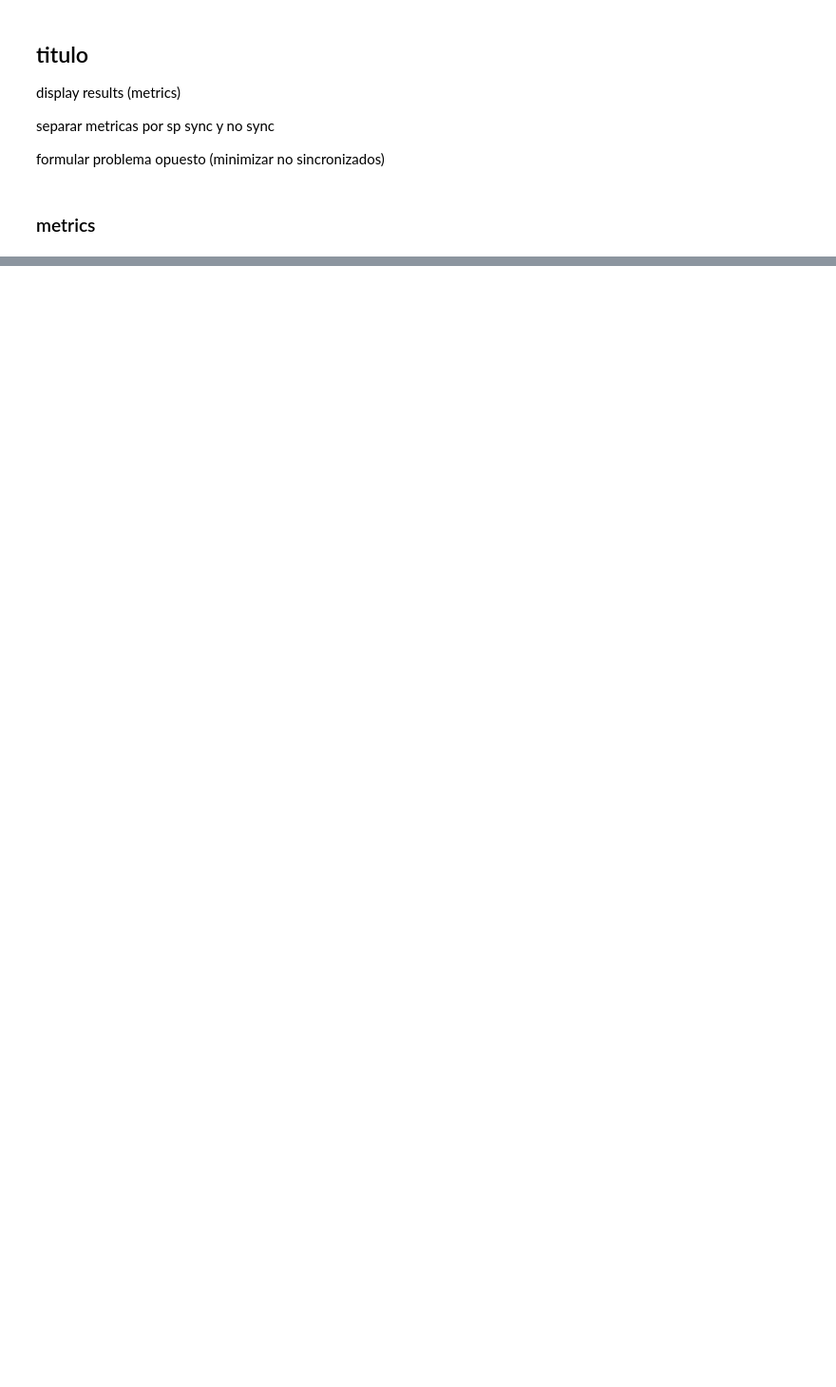
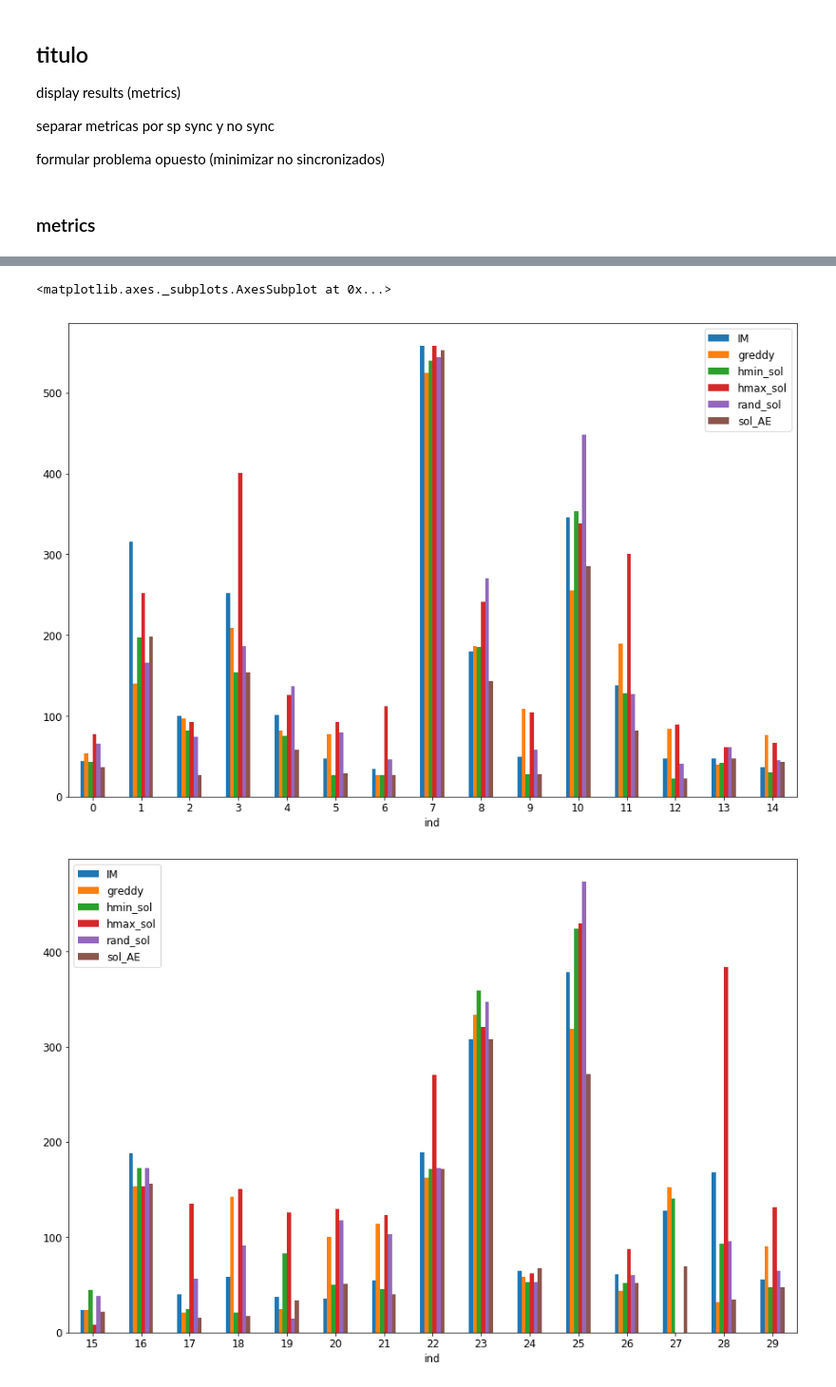
Before and after one commit to jonathan-murana/bus-generator, a Jupyter notebook: bus.ipynb, the cells around one changed output, grey strips where cells are left out. Shown at 95% size. Saved outputs shown, nothing was run; the diff lists cells and outputs as text; code cells hidden in the pictures; blank space fills up the shorter version.

Commit message:
metricas

```diff
--- a/bus.ipynb
+++ b/bus.ipynb
@@ -1294,21 +1421,29 @@ def metrics_fitness(solutions,solutions_method, points, fitness_version):
     cant_trips  = []
     array_syncs_trips = []
     array_fitness = []
-    mean_waits_per_trip = []
+    mean_waits = []
     average_frequency_list = []
 
     for i in range(len(solutions)):
-        fit, waits_list, _waits_list_per_points, syncs_trips, _reject = fitness(solutions[i],points,
+        fit, waits_list, waits_list_per_points, syncs_trips, _reject = fitness_alt(solutions[i],points,
                                                                                 fitness_version)
+
+        #print(waits_list_per_points)
+        #print(sum(waits_list_per_points)/ len(waits_list_per_points))
+
+        #print("--------------------------------")
+
         solution_method.append(solutions_method[i])
 
         #if len(waits_list) > 0:
-        #    mean_waits_per_trip.append(reduce(lambda x, y: x + y, waits_list) / len(waits_list))
+        mean_wait = reduce(lambda x, y: x + y, waits_list_per_points) / len(waits_list_per_points)
+        #print(len(waits_list_per_points))
 
+        mean_waits.append(mean_wait)
         cant_trips.append(sum(T/solutions[i]['diff']))
 
         array_fitness.append(fit)
-        #array_syncs_trips.append(syncs_trips)
+        array_syncs_trips.append(syncs_trips)
 
         #average_frequency_list.append(reduce(lambda x, y: x + y, solutions[i]['diff'])
         #                                         / solutions[i].shape[0])
@@ -1321,9 +1456,9 @@ def metrics_fitness(solutions,solutions_method, points, fitness_version):
          #'mean_wait_per_trip': mean_waits_per_trip,
          '# trips': cant_trips,
          'fitness': array_fitness,
-         #'#syncs trips': array_syncs_trips,
+         '#syncs trips': array_syncs_trips,
          #'#syncs / trips': l ,
-         #'mean freq': average_frequency_list
+         'mean_wait': mean_waits
         }
     metrics1 = pd.DataFrame(data=d1)
     return metrics1
@@ -1515,0 +1690,42 @@ results.sort_values('scenario')[['greedy_fitness_3','greedy_#trips']]
+# %%
+SCENARIO = scenario_array2[0]
+solutions = [
+    SCENARIO['c_s'],
+    format_to_sol(SCENARIO['greddy_sol_model3']),
+    format_to_sol(SCENARIO['hmin_sol']),
+    format_to_sol(SCENARIO['hmax_sol']),
+    format_to_sol(SCENARIO['rand_sol']),
+    format_to_sol(SCENARIO['sol_AE'])
+    ]
+
+solutions_method = [
+    'IM',
+    'greddy',
+    'hmin_sol', 'hmax_sol', 'rand_sol','sol_AE']
+
+#histogram(solutions, solutions_method,  SCENARIO['ps_m'],3)
+#metrics = metrics_fitness(solutions, solutions_method, scenario_array2[0]['ps_m'],3)
+#metrics
+#fitness(solutions[0],scenario_array2[0]['ps_m'],3)
+#bar(solutions, solutions_method,  SCENARIO['ps_m'],3)
+
+points= scenario_array2[0]['ps_m']
+
+fd1  = pd.DataFrame()
+fd2  = pd.DataFrame()
+for i in range(len(solutions)):
+    fit_1_1, list_t_1_1, list_p_1_1,ss, _reject = fitness_alt(solutions[i],points,3)
+
+    l = len(list_p_1_1)
+    div = math.ceil(l/2)
+    fd1[solutions_method[i]] = list_p_1_1[0:div]
+    fd2[solutions_method[i]] = list_p_1_1[div:]
+    fd1['ind'] = range(0,div)
+    fd2['ind'] = range(div,l)
+    fd1.set_index("ind",drop=True,inplace=True)
+    fd2.set_index("ind",drop=True,inplace=True)
+
+
+fd1.plot.bar(figsize = (15, 10), rot=0)
+fd2.plot.bar(figsize = (15, 10), rot=0)
+# %% [output]
@@ -1515,0 +1749,3 @@ results.sort_values('scenario')[['greedy_fitness_3','greedy_#trips']]
+<matplotlib.axes._subplots.AxesSubplot at 0x...>
+[figure, added]
+[figure, added]
```
Also changed, not shown: parts of 11 cells of this notebook.
